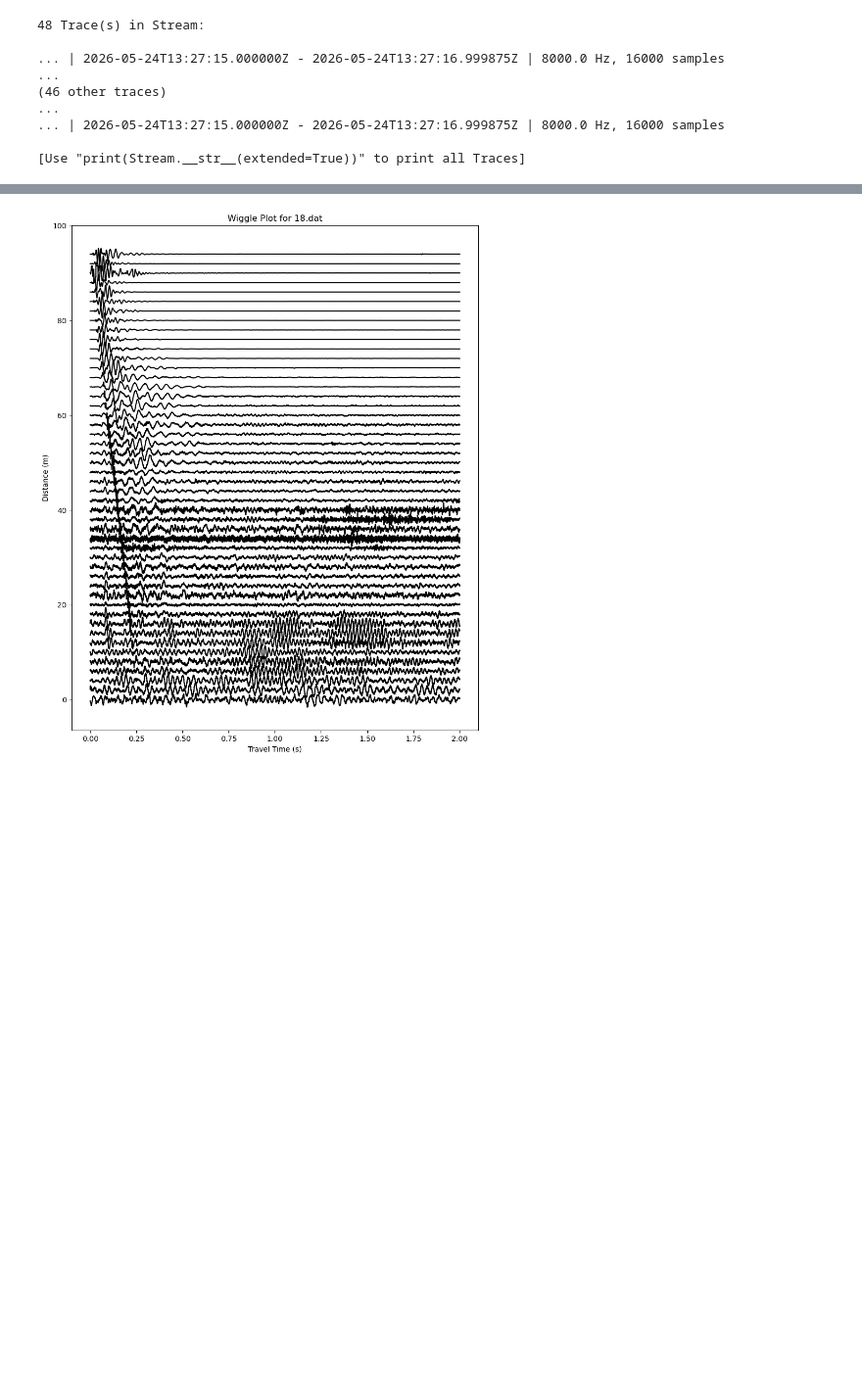
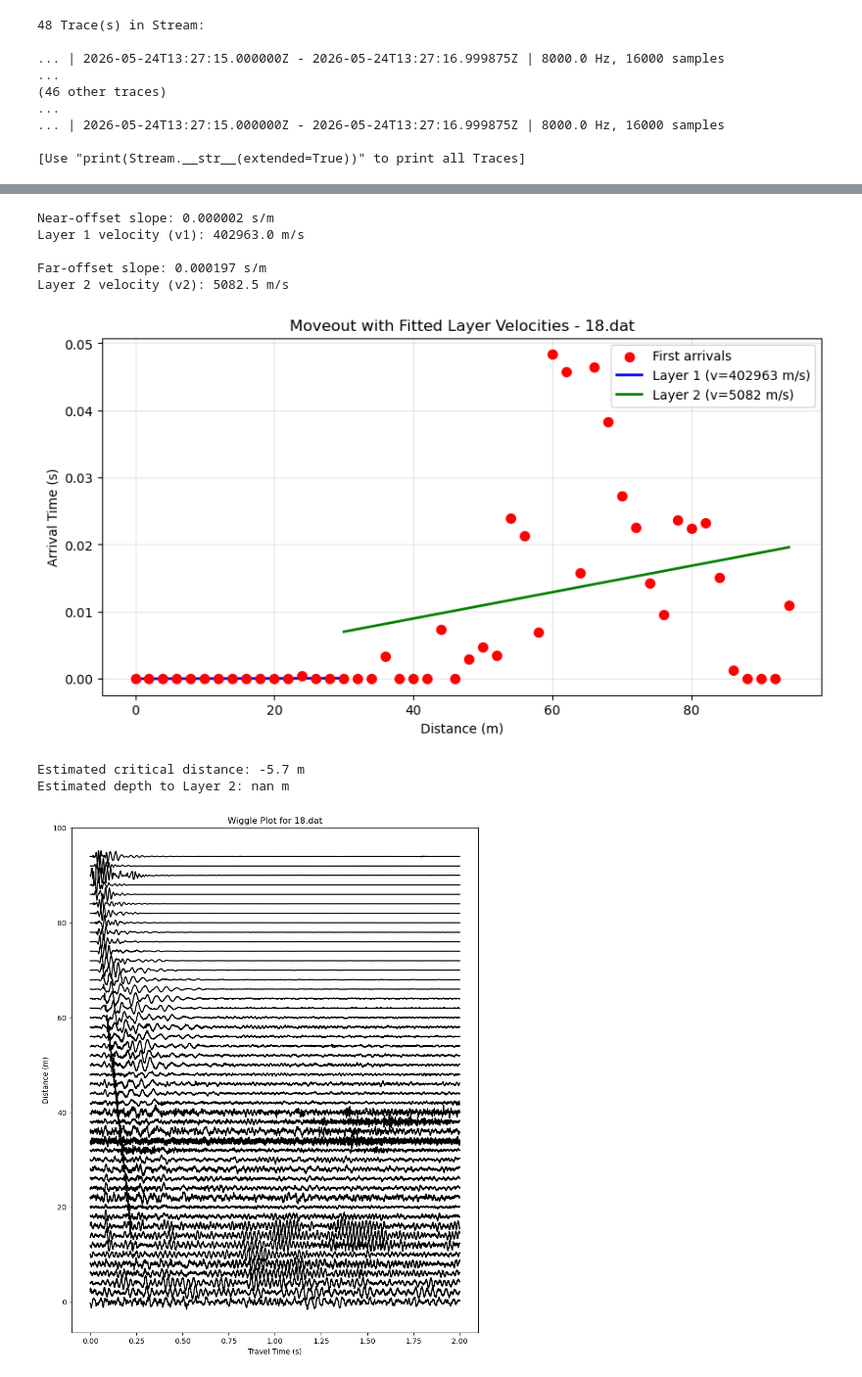
Before and after one commit to rrdickinson/2026_field_session_travertine, a Jupyter notebook: Howelsen_Hill/Code/group3_wiggles.ipynb, the cells around one changed output, grey strips where cells are left out. Shown at 98% size. Drawn from its saved outputs; the diff is of its cells as text; code cells hidden in the pictures; blank space fills up the shorter version.

```diff
--- a/Howelsen_Hill/Code/group3_wiggles.ipynb
+++ b/Howelsen_Hill/Code/group3_wiggles.ipynb
@@ -18,0 +130,76 @@ print(st18)
+# %%
+# fit layer velocities and estimate layer depths
+from scipy.optimize import curve_fit
+
+# remove any NaN values for fitting
+mask = ~np.isnan(first_arrivals)
+dist_valid = distances[mask]
+time_valid = first_arrivals[mask]
+
+# fit a two-layer refraction model:
+# t = x/v1 (first layer)
+# t = x/v2 + 2*h1*sqrt(1/v1^2 - 1/v2^2) (second layer)
+# where v1 < v2, h1 is depth to second layer
+
+# simple approach: fit two lines to identify breakpoint
+# visually identify break (knee) in the curve
+
+# fit line to near offsets (first layer)
+near_offset_dist = dist_valid[dist_valid <= 30]  # adjust as needed
+near_offset_time = time_valid[:len(near_offset_dist)]
+
+if len(near_offset_dist) > 2:
+    p1 = np.polyfit(near_offset_dist, near_offset_time, 1)
+    v1 = 1 / p1[0]  # velocity = distance / time slope
+    print(f"Near-offset slope: {p1[0]:.6f} s/m")
+    print(f"Layer 1 velocity (v1): {v1:.1f} m/s")
+
+# fit line to far offsets (second layer)
+far_offset_dist = dist_valid[dist_valid >= 30]
+far_offset_time = time_valid[-len(far_offset_dist):]
+
+if len(far_offset_dist) > 2:
+    p2 = np.polyfit(far_offset_dist, far_offset_time, 1)
+    v2 = 1 / p2[0]
+    print(f"\nFar-offset slope: {p2[0]:.6f} s/m")
+    print(f"Layer 2 velocity (v2): {v2:.1f} m/s")
+
+# plot moveout with fitted lines
+fig, ax = plt.subplots(figsize=(10, 5))
+ax.scatter(distances[valid], first_arrivals[valid], color='red', s=50, zorder=5, label='First arrivals')
+
+# plot fitted lines
+if len(near_offset_dist) > 2:
+    fit_time_1 = np.polyval(p1, near_offset_dist)
+    ax.plot(near_offset_dist, fit_time_1, 'b-', linewidth=2, label=f'Layer 1 (v={v1:.0f} m/s)')
+
+if len(far_offset_dist) > 2:
+    fit_time_2 = np.polyval(p2, far_offset_dist)
+    ax.plot(far_offset_dist, fit_time_2, 'g-', linewidth=2, label=f'Layer 2 (v={v2:.0f} m/s)')
+
+ax.set_xlabel("Distance (m)")
+ax.set_ylabel("Arrival Time (s)")
+ax.set_title("Moveout with Fitted Layer Velocities - 18.dat")
+ax.grid(True, alpha=0.3)
+ax.legend()
+plt.show()
+
+# estimate depth to second layer from intercept difference
+if len(near_offset_dist) > 2 and len(far_offset_dist) > 2:
+    # critical distance: where velocities intersect
+    x_crit = (p2[1] - p1[1]) / (p1[0] - p2[0])
+    t_crit = np.polyval(p1, x_crit)
+
+    # depth to second layer
+    h1 = (v1 * v2) / (2 * np.sqrt(v2**2 - v1**2)) * t_crit
+    print(f"\nEstimated critical distance: {x_crit:.1f} m")
+    print(f"Estimated depth to Layer 2: {h1:.1f} m")
+# %% [output]
+Near-offset slope: 0.000002 s/m
+Layer 1 velocity (v1): 402963.0 m/s
+
+Far-offset slope: 0.000197 s/m
+Layer 2 velocity (v2): 5082.5 m/s
+[figure, added]
+Estimated critical distance: -5.7 m
+Estimated depth to Layer 2: nan m
```
Also changed, not shown: parts of 4 cells of this notebook, 37 other files.
